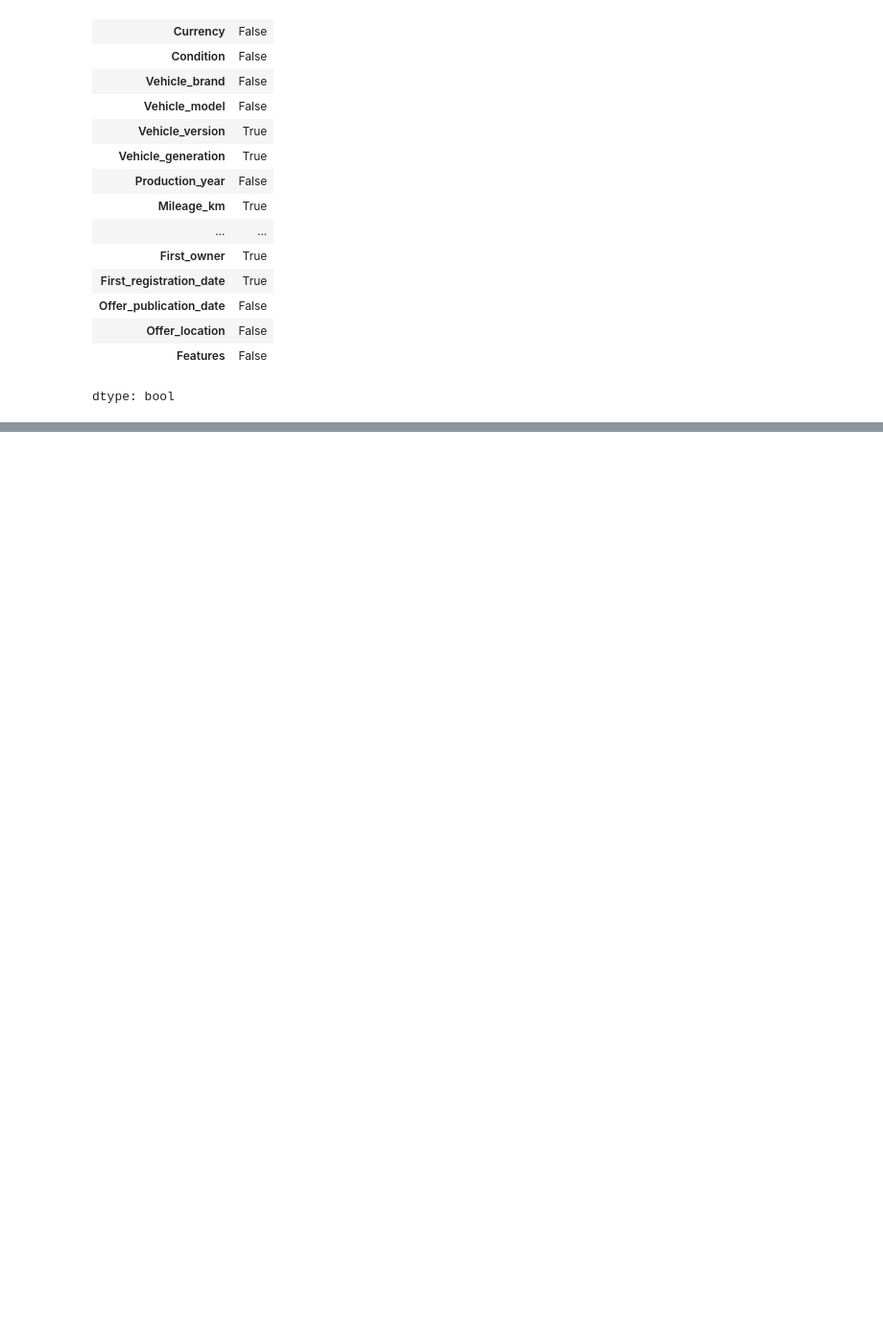
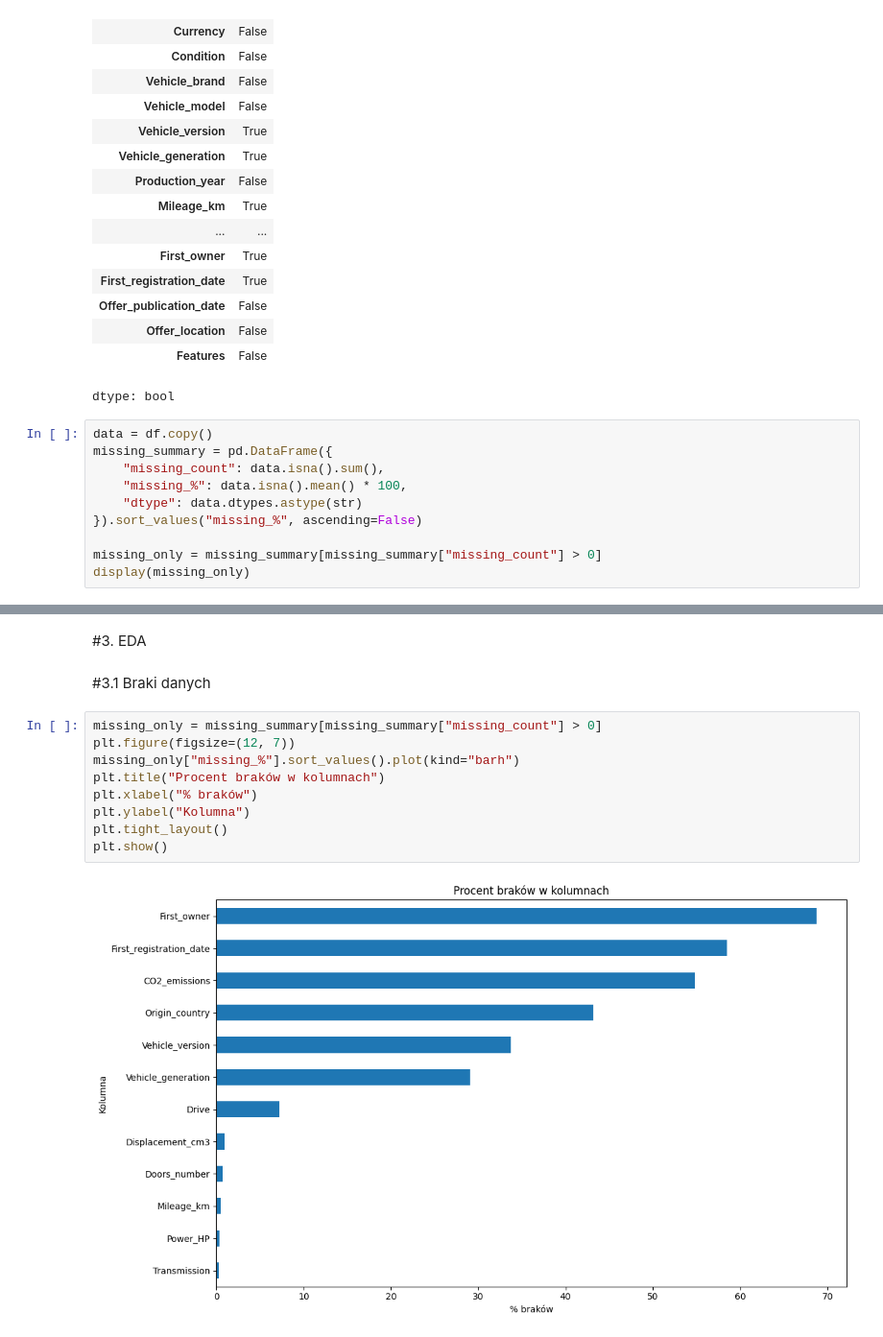
Before and after one commit to s24118-ui/SUML, a Jupyter notebook: ASI_Projekt.ipynb, the cells around one changed output, grey strips where cells are left out. Shown at 96% size. Saved outputs shown, nothing was run; the diff lists cells and outputs as text; blank space fills up the shorter version.

Commit message:
etap - Uzupełnianie braków danych (nie skończone)

```diff
--- a/ASI_Projekt.ipynb
+++ b/ASI_Projekt.ipynb
@@ -50,3 +55,13 @@ df.isnull().any()
 | Offer_location | False |
 | Features | False |
 dtype: bool
+# %%
+data = df.copy()
+missing_summary = pd.DataFrame({
+    "missing_count": data.isna().sum(),
+    "missing_%": data.isna().mean() * 100,
+    "dtype": data.dtypes.astype(str)
+}).sort_values("missing_%", ascending=False)
+
+missing_only = missing_summary[missing_summary["missing_count"] > 0]
+display(missing_only)
@@ -52,0 +112,15 @@ dtype: bool
+# %% [markdown]
+#3. EDA
+# %% [markdown]
+#3.1 Braki danych
+# %%
+missing_only = missing_summary[missing_summary["missing_count"] > 0]
+plt.figure(figsize=(12, 7))
+missing_only["missing_%"].sort_values().plot(kind="barh")
+plt.title("Procent braków w kolumnach")
+plt.xlabel("% braków")
+plt.ylabel("Kolumna")
+plt.tight_layout()
+plt.show()
+# %% [output]
+[figure, added]
```
Also changed, not shown: parts of 24 cells of this notebook.
